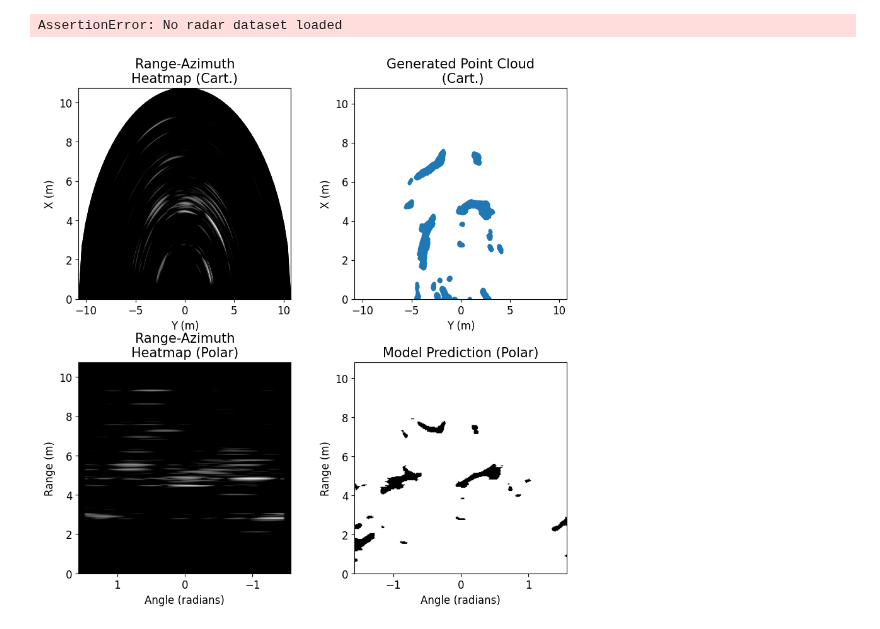
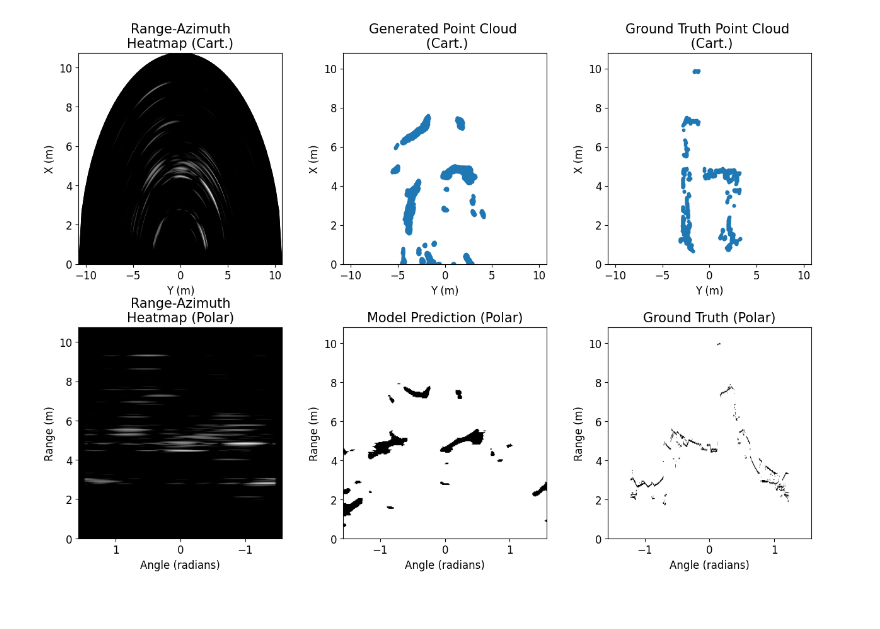
Before and after one commit to davidmhunt/mmwave_model_integrator, a Jupyter notebook: notebooks/testing_radarhd.ipynb, the cells around one changed output. Cells and saved outputs as stored; diff of their text form; code cells hidden in the pictures.

```diff
--- a/notebooks/testing_radarhd.ipynb
+++ b/notebooks/testing_radarhd.ipynb
@@ -81,24 +107,42 @@ _ModelRunner: using GPU: cuda:0
 found temp dir: /home/david/Downloads/radnav_temp_dir
 clearing temp directory /home/david/Downloads/radnav_temp_dir
-# %%
-#encode 40 frames before the first encoding is available
-for i in range(encoder.num_frames_history + 1):
-
-    adc_cube = dataset.get_radar_data(idx=i)
-    encoded_data = encoder.encode(adc_cube)
-
-pred = runner.make_prediction(encoded_data)
-pc_cart = decoder.convert_polar_to_cartesian(
-    decoder.decode(pred)
-)
-# %% [output]
-AssertionError: No radar dataset loaded
-# %%
-plotter.plot_compilation(
-    adc_cube=adc_cube,
-    range_az_encoder=encoder,
-    model_runner=runner,
-    lidar_pc_polar_decoder=decoder,
-)
-# %% [output]
-[figure, removed]
+# %%
+#encode 40 frames before the first encoding is available
+i = 0
+input_encoder.reset_history()
+while (not input_encoder.full_encoding_ready) or (not ground_truth_encoder.full_encoding_ready):
+
+    #get the radar data
+    adc_cube = dataset.get_radar_data(idx=i)
+    encoded_data = input_encoder.encode(adc_cube)
+
+    #get the lidar data
+    lidar_pc = dataset.get_lidar_point_cloud_raw(idx=0)
+    grid = ground_truth_encoder.encode(lidar_pc)
+    quantized_pc = ground_truth_encoder.grid_to_polar_points(grid)
+    quantized_pc = polar_to_cartesian(quantized_pc)
+    i+=1
+
+pred = runner.make_prediction(encoded_data)
+pc_cart = prediction_decoder.convert_polar_to_cartesian(
+    prediction_decoder.decode(pred)
+)
+
+#accessing lidar ground truth output and encoding it
+lidar_pc = dataset.get_lidar_point_cloud_raw(idx=i-1)
+grid = ground_truth_encoder.encode(lidar_pc)
+quantized_pc = ground_truth_encoder.grid_to_polar_points(grid)
+quantized_pc = polar_to_cartesian(quantized_pc)
+# %%
+plotter.plot_compilation(
+    adc_cube=adc_cube,
+    input_encoder=input_encoder,
+    model_runner=runner,
+    prediction_decoder=prediction_decoder,
+    lidar_pc=lidar_pc,
+    ground_truth_encoder=ground_truth_encoder,
+    axs=[],
+    show=True
+)
+# %% [output]
+[figure, added]
```
Also changed, not shown: parts of 7 cells of this notebook, 13 other files.
